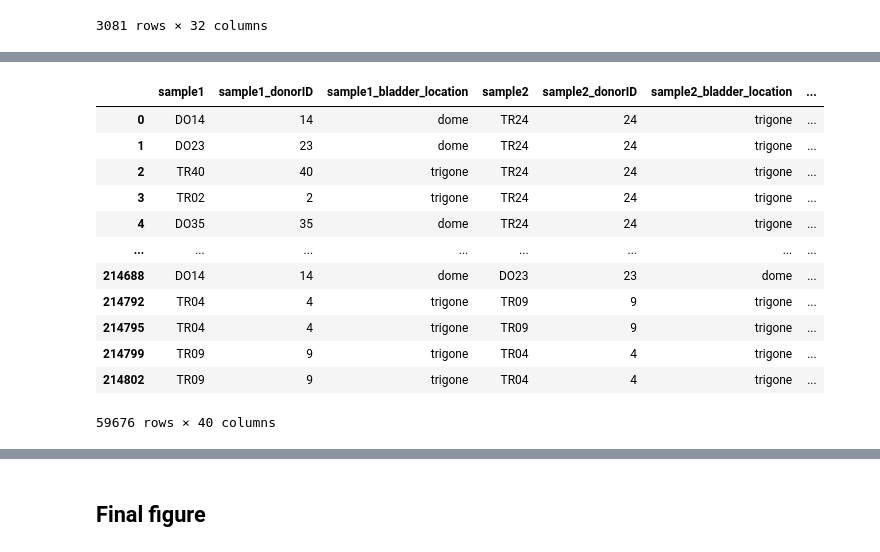
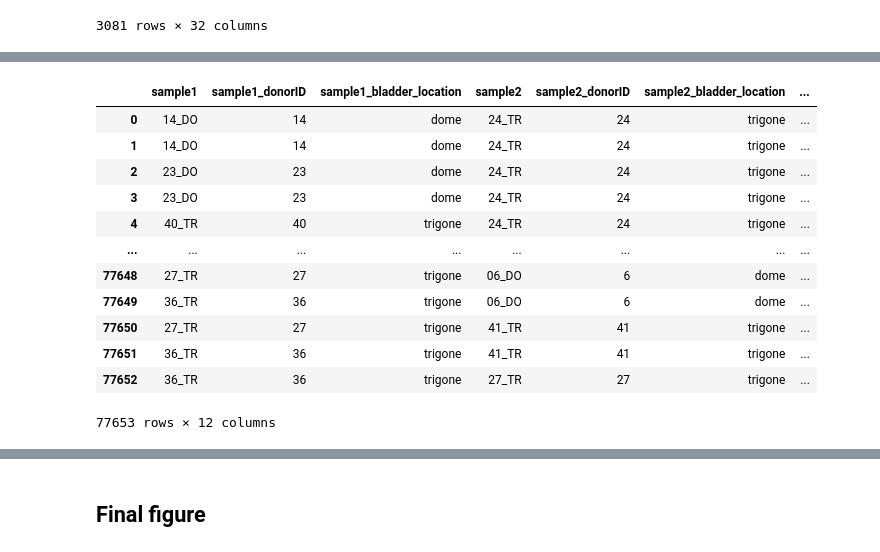
Before and after one commit to bbglab/normal_bladder_paper, a Jupyter notebook: extended/extended6/ExtendedFigure6.ipynb, the cells around one changed output, grey strips where cells are left out. Saved outputs shown, nothing was run; the diff lists cells and outputs as text; code cells hidden in the pictures.

```diff
--- a/extended/extended6/ExtendedFigure6.ipynb
+++ b/extended/extended6/ExtendedFigure6.ipynb
@@ -480,0 +495,7 @@ for jacc_idx in jaccard_idxs:
+# %%
+# subset shared mutations for plot
+shared_muts_df_C = shared_muts_df.loc[(shared_muts_df["gene"] != "ALL_GENES") &
+                                    (shared_muts_df["sample1"] != shared_muts_df["sample2"])]
+shared_muts_df_C = shared_muts_df_C[["sample1", "sample1_donorID", "sample1_bladder_location",
+                "sample2", "sample2_donorID", "sample2_bladder_location", "gene"]].drop_duplicates()
+shared_muts_df_C
@@ -480,0 +516,6 @@ for jacc_idx in jaccard_idxs:
+# %%
+# remove duplicated comparisons (49296 comparisons in total)
+shared_muts_df_C['samples_pair'] = shared_muts_df_C.apply(lambda row: tuple(sorted([row['sample1'], row['sample2'], row["gene"]])),
+                                                        axis = 1)
+shared_muts_df_C = shared_muts_df_C.drop_duplicates(subset = 'samples_pair').drop(columns = 'samples_pair')
+shared_muts_df_C
@@ -481,27 +536,34 @@ for jacc_idx in jaccard_idxs:
 # %%
-shared_muts_df_C1 = shared_muts_df.loc[(shared_muts_df["gene"] != "ALL_GENES") &
-(shared_muts_df["sample1"] != shared_muts_df["sample2"])]
-shared_muts_df_C1 = shared_muts_df_C1.merge(omega_df_f[["gene", "sample", "impact", "dnds"]], right_on = ["gene","sample"],
-                                        left_on = ["gene","sample1"]).drop(
+# merge with omega
+shared_muts_df_C = shared_muts_df_C.merge(omega_df_f[["gene", "sample", "impact", "dnds"]], right_on = ["gene", "sample"],
+                                        left_on = ["gene","sample1"], how = "left").drop(
     "sample", axis = 1).rename({"dnds": "dnds_sample1"}, axis = 1)
-shared_muts_df_C1 = shared_muts_df_C1.merge(omega_df_f[["gene", "sample", "impact", "dnds"]], right_on = ["gene","sample", "impact"],
-                                        left_on = ["gene","sample2", "impact"]).drop(
+shared_muts_df_C = shared_muts_df_C.merge(omega_df_f[["gene", "sample", "impact", "dnds"]], right_on = ["gene", "sample", "impact"],
+                                        left_on = ["gene","sample2", "impact"], how = "left").drop(
     "sample", axis = 1).rename({"dnds": "dnds_sample2"}, axis = 1)
-shared_muts_df_C1 = shared_muts_df_C1.loc[shared_muts_df_C1["impact"].isin(["missense", "truncating"])]
-shared_muts_df_C1 = shared_muts_df_C1.loc[shared_muts_df_C1["gene"].isin(panel_all_genes)]
-shared_muts_df_C1
+
+# merge with omega calculated w/o shared mutations
+shared_muts_df_C = shared_muts_df_C.merge(omega_noshared_df_f[["gene", "sample", "impact", "dnds"]],
+                                        right_on = ["gene", "sample", "impact"],
+                                        left_on = ["gene", "sample1", "impact"], how = "left").drop(
+    "sample", axis = 1).rename({"dnds": "dnds_noshared_sample1"}, axis = 1)
+shared_muts_df_C = shared_muts_df_C.merge(omega_noshared_df_f[["gene", "sample", "impact", "dnds"]],
+                                        right_on = ["gene", "sample", "impact"],
+                                        left_on = ["gene", "sample2", "impact"], how = "left").drop(
+    "sample", axis = 1).rename({"dnds": "dnds_noshared_sample2"}, axis = 1)
+shared_muts_df_C
 # %% [output]
 |  | sample1 | sample1_donorID | sample1_bladder_location | sample2 | sample2_donorID | sample2_bladder_location | ... |
-| 0 | DO14 | 14 | dome | TR24 | 24 | trigone | ... |
-| 1 | DO23 | 23 | dome | TR24 | 24 | trigone | ... |
-| 2 | TR40 | 40 | trigone | TR24 | 24 | trigone | ... |
-| 3 | TR02 | 2 | trigone | TR24 | 24 | trigone | ... |
-| 4 | DO35 | 35 | dome | TR24 | 24 | trigone | ... |
+| 0 | 14_DO | 14 | dome | 24_TR | 24 | trigone | ... |
+| 1 | 14_DO | 14 | dome | 24_TR | 24 | trigone | ... |
+| 2 | 23_DO | 23 | dome | 24_TR | 24 | trigone | ... |
+| 3 | 23_DO | 23 | dome | 24_TR | 24 | trigone | ... |
+| 4 | 40_TR | 40 | trigone | 24_TR | 24 | trigone | ... |
 | ... | ... | ... | ... | ... | ... | ... | ... |
-| 214688 | DO14 | 14 | dome | DO23 | 23 | dome | ... |
-| 214792 | TR04 | 4 | trigone | TR09 | 9 | trigone | ... |
-| 214795 | TR04 | 4 | trigone | TR09 | 9 | trigone | ... |
-| 214799 | TR09 | 9 | trigone | TR04 | 4 | trigone | ... |
-| 214802 | TR09 | 9 | trigone | TR04 | 4 | trigone | ... |
+| 77648 | 27_TR | 27 | trigone | 06_DO | 6 | dome | ... |
+| 77649 | 36_TR | 36 | trigone | 06_DO | 6 | dome | ... |
+| 77650 | 27_TR | 27 | trigone | 41_TR | 41 | trigone | ... |
+| 77651 | 36_TR | 36 | trigone | 41_TR | 41 | trigone | ... |
+| 77652 | 36_TR | 36 | trigone | 27_TR | 27 | trigone | ... |
-59676 rows × 40 columns
+77653 rows × 12 columns
 # %%
```
Also changed, not shown: parts of 15 cells of this notebook, 9 other files.
